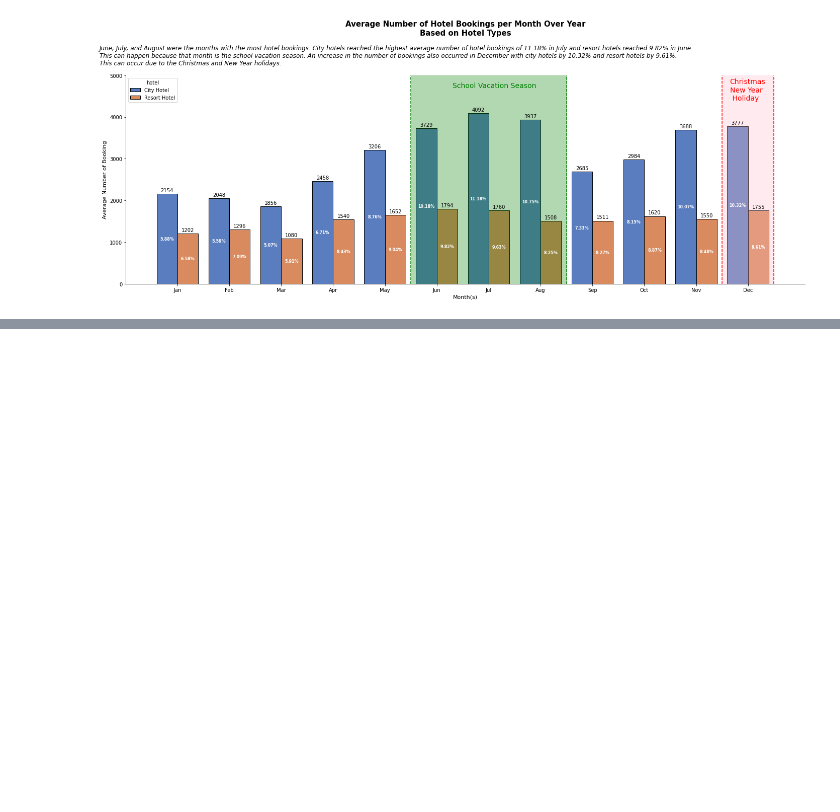
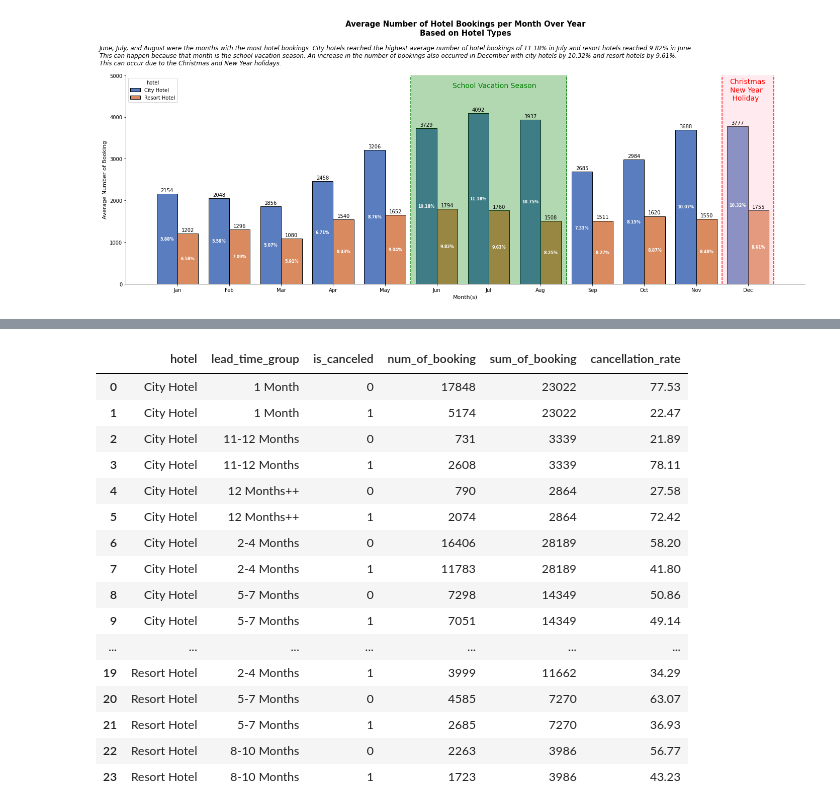
Before and after one commit to ferrysetefanus/Investigate-Hotel-Business-using-Data-Visualization, a Jupyter notebook: hotel_booking.ipynb, the cells around one changed output, grey strips where cells are left out. Saved outputs shown, nothing was run; the diff lists cells and outputs as text; code cells hidden in the pictures; blank space fills up the shorter version.

```diff
--- a/hotel_booking.ipynb
+++ b/hotel_booking.ipynb
@@ -337,0 +436,17 @@ plt.savefig('avg_num_booking.png', dpi=200)
+# %%
+def lead_time_group(x):
+  if x['lead_time'] <= 30:
+    lead_time = '1 Month'
+  elif x['lead_time'] >= 31 and x['lead_time'] <= 120:
+    lead_time = '2-4 Months'
+  elif x['lead_time'] >= 121 and x['lead_time'] <= 210:
+    lead_time = '5-7 Months'
+  elif x['lead_time'] >= 211 and x['lead_time'] <= 300:
+    lead_time = '8-10 Months'
+  elif x['lead_time'] >= 301 and x['lead_time'] <= 360:
+    lead_time = '11-12 Months'
+  else:
+    lead_time = '12 Months++'
+  return lead_time
+
+df_fix['lead_time_group'] = df_fix.apply(lambda x: lead_time_group(x), axis = 1)
@@ -337,0 +463,30 @@ plt.savefig('avg_num_booking.png', dpi=200)
+# %%
+df_lt = df_fix.groupby(['hotel', 'lead_time_group', 'is_canceled']).agg({'agent' : 'count'}).reset_index()
+df_lt.rename(columns={'agent' : 'num_of_booking'}, inplace=True)
+
+# create sum_of_booking columns
+df_sum = df_lt.groupby(['hotel', 'lead_time_group']).agg({'num_of_booking' : 'sum'}).reset_index()
+df_sum.rename(columns={'num_of_booking' : 'sum_of_booking'}, inplace=True)
+df_lt = df_lt.merge(df_sum, on=['hotel', 'lead_time_group'])
+
+#create cancellation rate percentage
+df_lt['cancellation_rate'] = round((df_lt['num_of_booking']/df_lt['sum_of_booking'])*100, 2)
+df_lt
+# %% [output]
+|  | hotel | lead_time_group | is_canceled | num_of_booking | sum_of_booking | cancellation_rate |
+| 0 | City Hotel | 1 Month | 0 | 17848 | 23022 | 77.53 |
+| 1 | City Hotel | 1 Month | 1 | 5174 | 23022 | 22.47 |
+| 2 | City Hotel | 11-12 Months | 0 | 731 | 3339 | 21.89 |
+| 3 | City Hotel | 11-12 Months | 1 | 2608 | 3339 | 78.11 |
+| 4 | City Hotel | 12 Months++ | 0 | 790 | 2864 | 27.58 |
+| 5 | City Hotel | 12 Months++ | 1 | 2074 | 2864 | 72.42 |
+| 6 | City Hotel | 2-4 Months | 0 | 16406 | 28189 | 58.20 |
+| 7 | City Hotel | 2-4 Months | 1 | 11783 | 28189 | 41.80 |
+| 8 | City Hotel | 5-7 Months | 0 | 7298 | 14349 | 50.86 |
+| 9 | City Hotel | 5-7 Months | 1 | 7051 | 14349 | 49.14 |
+| ... | ... | ... | ... | ... | ... | ... |
+| 19 | Resort Hotel | 2-4 Months | 1 | 3999 | 11662 | 34.29 |
+| 20 | Resort Hotel | 5-7 Months | 0 | 4585 | 7270 | 63.07 |
+| 21 | Resort Hotel | 5-7 Months | 1 | 2685 | 7270 | 36.93 |
+| 22 | Resort Hotel | 8-10 Months | 0 | 2263 | 3986 | 56.77 |
+| 23 | Resort Hotel | 8-10 Months | 1 | 1723 | 3986 | 43.23 |
```
Also changed, not shown: parts of 11 cells of this notebook, 3 other files.
